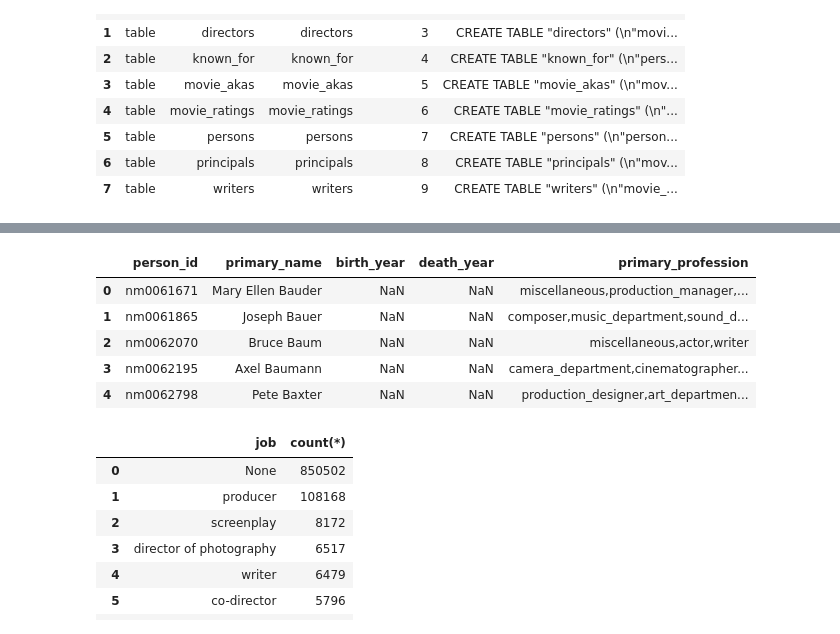
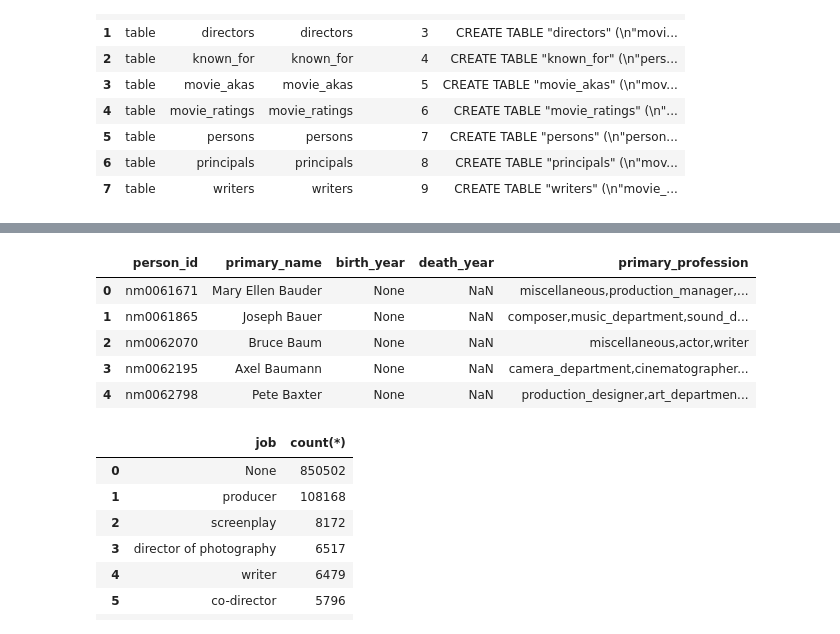
Before and after one commit to bluenets126/dsc-sql-summative-lab, a Jupyter notebook: SQLSummativeLab.ipynb, the cells around one changed output, grey strips where cells are left out. Cells and saved outputs as stored; diff of their text form; code cells hidden in the pictures.

```diff
--- a/SQLSummativeLab.ipynb
+++ b/SQLSummativeLab.ipynb
@@ -466,13 +466,13 @@ Begin with broad exploratory queries to understand the data's scope and content.
 NOTE: You do not need to explore every aspect of this database. Find something that you think is interesting or relevant about the data and focus your exploration there.
 # %%
 # Begin your code here
-persons_df = pd.read_sql("""SELECT * FROM persons;""", conn4)
+persons_df = pd.read_sql("""SELECT * FROM persons where birth_year is null;""", conn4)
 persons_df.head()
 # %% [output]
 |  | person_id | primary_name | birth_year | death_year | primary_profession |
-| 0 | nm0061671 | Mary Ellen Bauder | NaN | NaN | miscellaneous,production_manager,... |
-| 1 | nm0061865 | Joseph Bauer | NaN | NaN | composer,music_department,sound_d... |
-| 2 | nm0062070 | Bruce Baum | NaN | NaN | miscellaneous,actor,writer |
-| 3 | nm0062195 | Axel Baumann | NaN | NaN | camera_department,cinematographer... |
-| 4 | nm0062798 | Pete Baxter | NaN | NaN | production_designer,art_departmen... |
+| 0 | nm0061671 | Mary Ellen Bauder | None | NaN | miscellaneous,production_manager,... |
+| 1 | nm0061865 | Joseph Bauer | None | NaN | composer,music_department,sound_d... |
+| 2 | nm0062070 | Bruce Baum | None | NaN | miscellaneous,actor,writer |
+| 3 | nm0062195 | Axel Baumann | None | NaN | camera_department,cinematographer... |
+| 4 | nm0062798 | Pete Baxter | None | NaN | production_designer,art_departmen... |
 # %%
```
Also changed, not shown: parts of 7 cells of this notebook.
